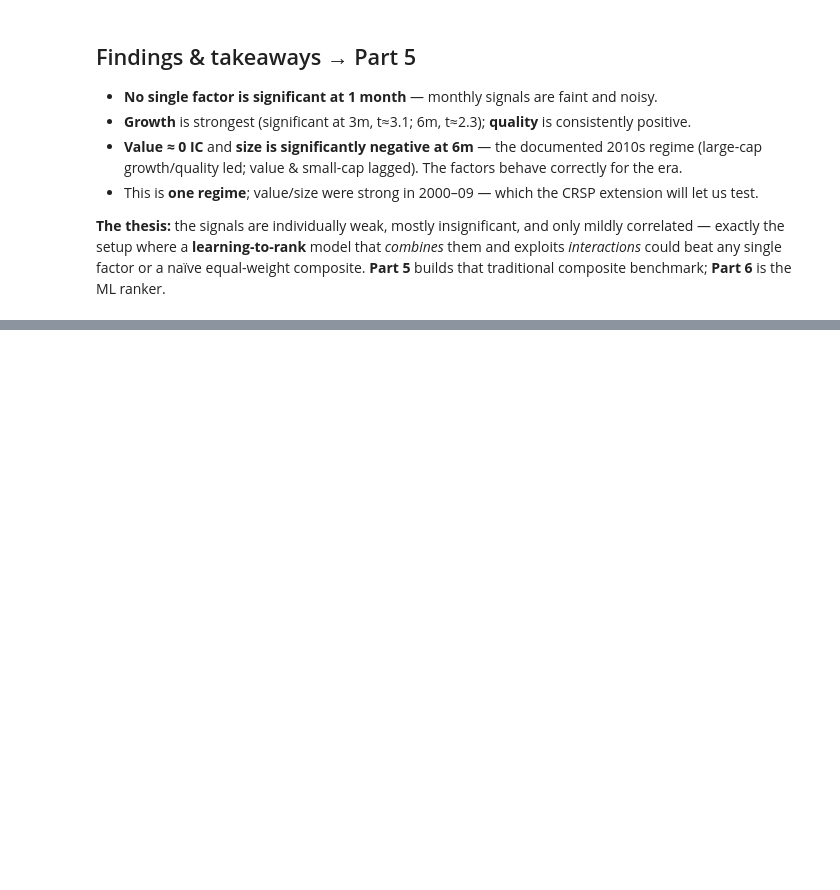
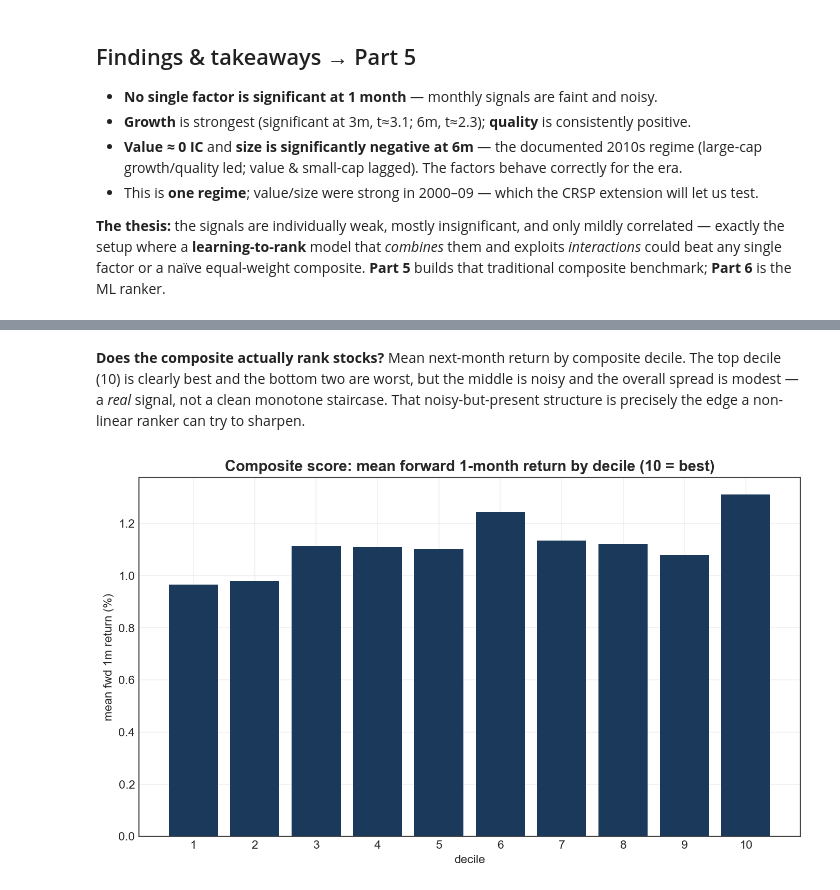
Before and after one commit to Taff1887/quant-factor-ranking, a Jupyter notebook: notebooks/research.ipynb, the cells around one changed output, grey strips where cells are left out. Cells and saved outputs as stored; diff of their text form; code cells hidden in the pictures; blank space fills up the shorter version.

```diff
--- a/notebooks/research.ipynb
+++ b/notebooks/research.ipynb
@@ -357,0 +387,6 @@ composite benchmark; **Part 6** is the ML ranker.
+# %% [markdown]
+**Does the composite actually rank stocks?** Mean next-month return by composite decile. The top decile (10) is clearly best and the bottom two are worst, but the middle is noisy and the overall spread is modest — a *real* signal, not a clean monotone staircase. That noisy-but-present structure is precisely the edge a non-linear ranker can try to sharpen.
+# %%
+Image(filename=str(CHARTS / '05_composite_deciles.png'))
+# %% [output]
+[figure, added]
```
Also changed, not shown: parts of 8 cells of this notebook.
